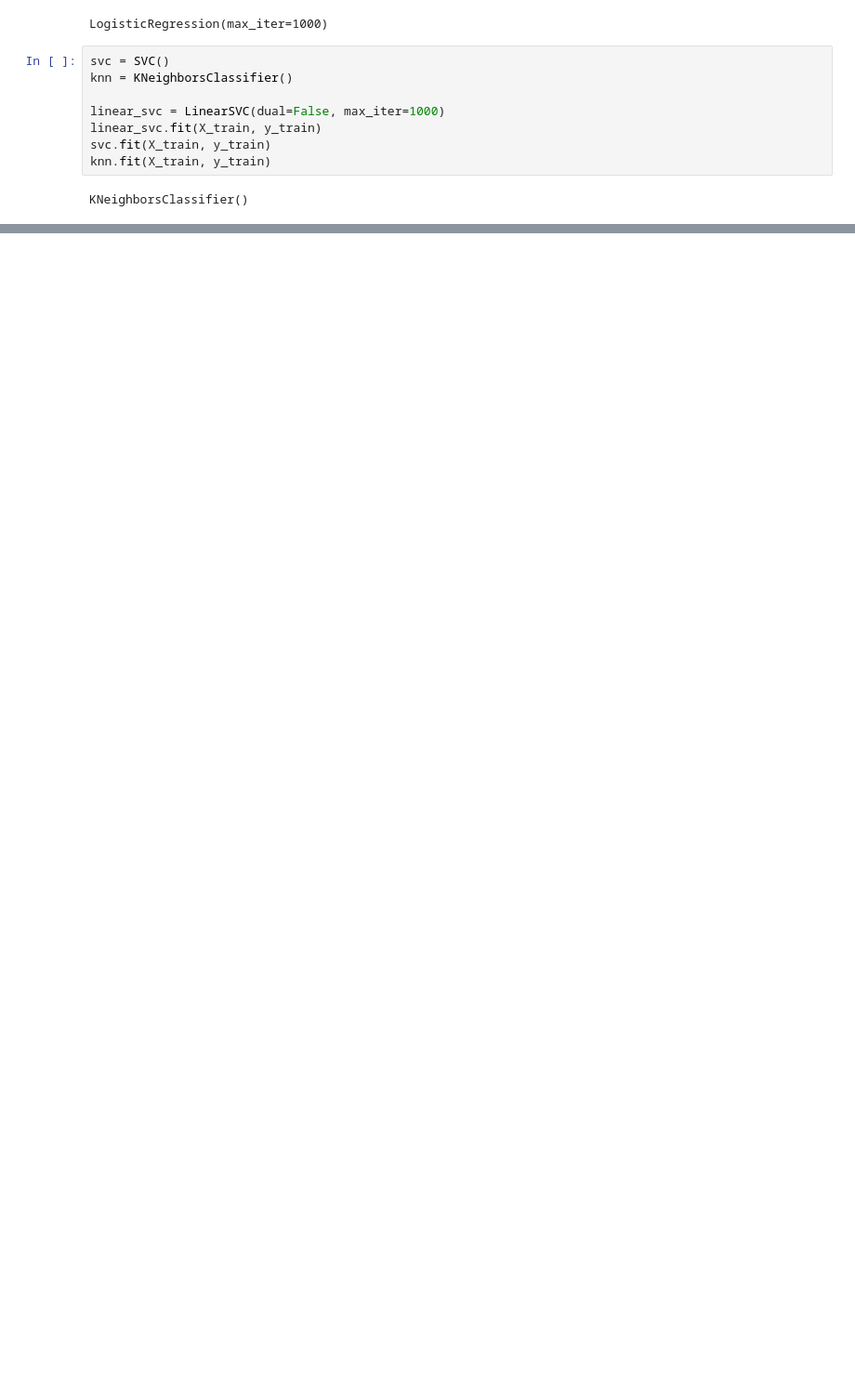
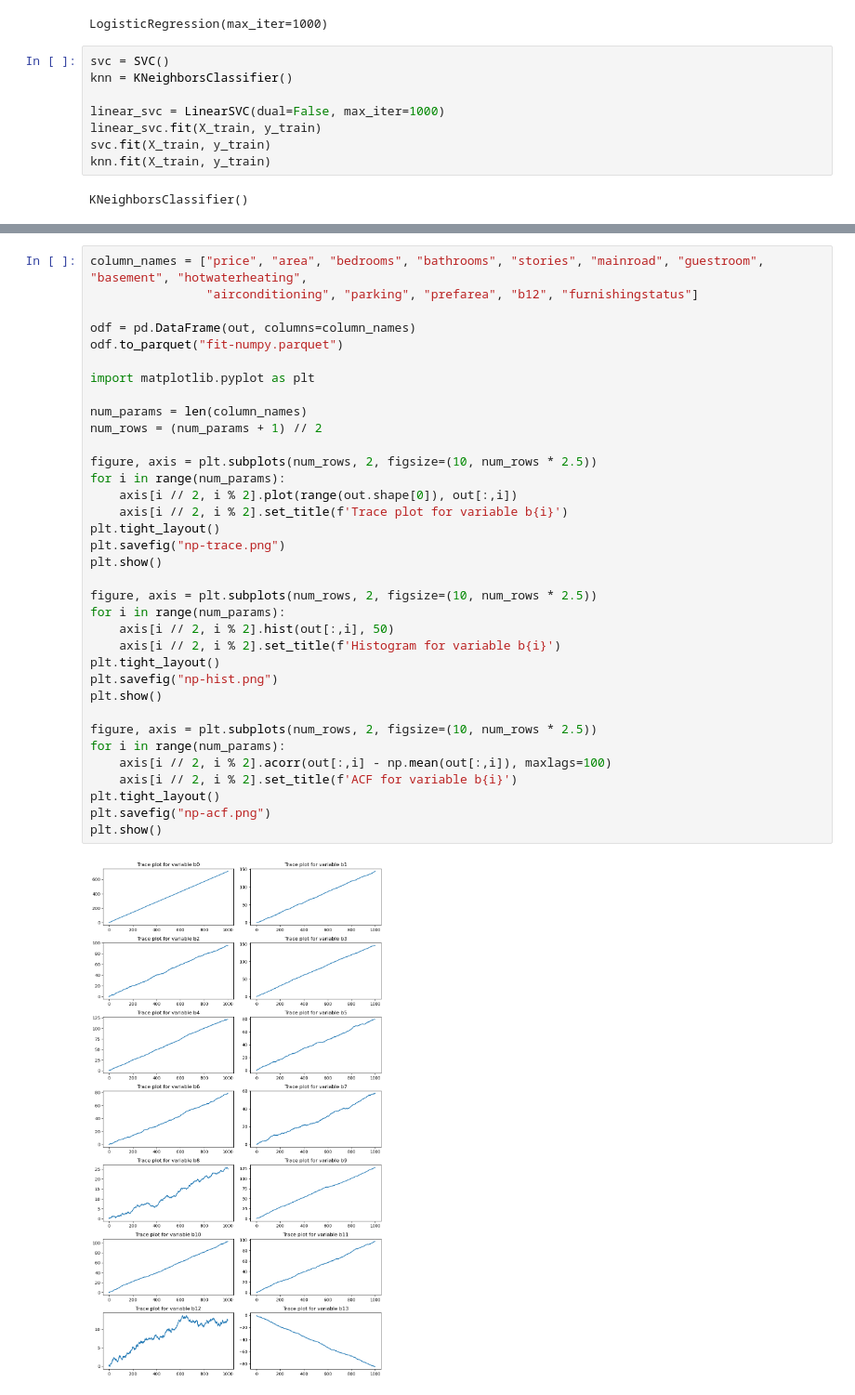
Before and after one commit to 22036435/Statistics_Mathmetics_Element_2, a Jupyter notebook: 3.ipynb, the cells around one changed output, grey strips where cells are left out. Shown at 93% size. Drawn from its saved outputs; the diff is of its cells as text; blank space fills up the shorter version.

```diff
--- a/3.ipynb
+++ b/3.ipynb
@@ -140,0 +219,37 @@ InvalidArgumentError: {{function_node __wrapped__MatMul_device_/job:localhost/re
+# %%
+column_names = ["price", "area", "bedrooms", "bathrooms", "stories", "mainroad", "guestroom", "basement", "hotwaterheating",
+                "airconditioning", "parking", "prefarea", "b12", "furnishingstatus"]
+
+odf = pd.DataFrame(out, columns=column_names)
+odf.to_parquet("fit-numpy.parquet")
+
+import matplotlib.pyplot as plt
+
+num_params = len(column_names)
+num_rows = (num_params + 1) // 2
+
+figure, axis = plt.subplots(num_rows, 2, figsize=(10, num_rows * 2.5))
+for i in range(num_params):
+    axis[i // 2, i % 2].plot(range(out.shape[0]), out[:,i])
+    axis[i // 2, i % 2].set_title(f'Trace plot for variable b{i}')
+plt.tight_layout()
+plt.savefig("np-trace.png")
+plt.show()
+
+figure, axis = plt.subplots(num_rows, 2, figsize=(10, num_rows * 2.5))
+for i in range(num_params):
+    axis[i // 2, i % 2].hist(out[:,i], 50)
+    axis[i // 2, i % 2].set_title(f'Histogram for variable b{i}')
+plt.tight_layout()
+plt.savefig("np-hist.png")
+plt.show()
+
+figure, axis = plt.subplots(num_rows, 2, figsize=(10, num_rows * 2.5))
+for i in range(num_params):
+    axis[i // 2, i % 2].acorr(out[:,i] - np.mean(out[:,i]), maxlags=100)
+    axis[i // 2, i % 2].set_title(f'ACF for variable b{i}')
+plt.tight_layout()
+plt.savefig("np-acf.png")
+plt.show()
+# %% [output]
+[figure, added]
```
Also changed, not shown: parts of 17 cells of this notebook.
